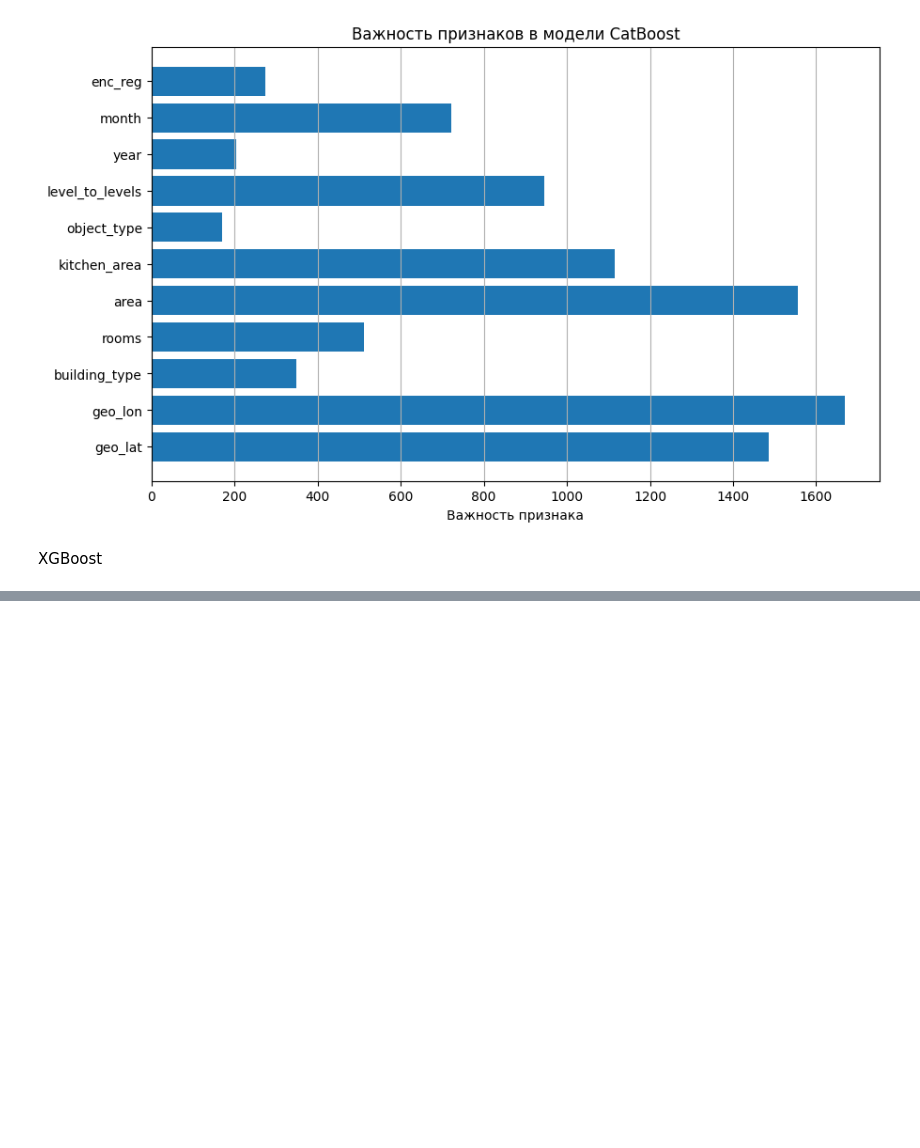
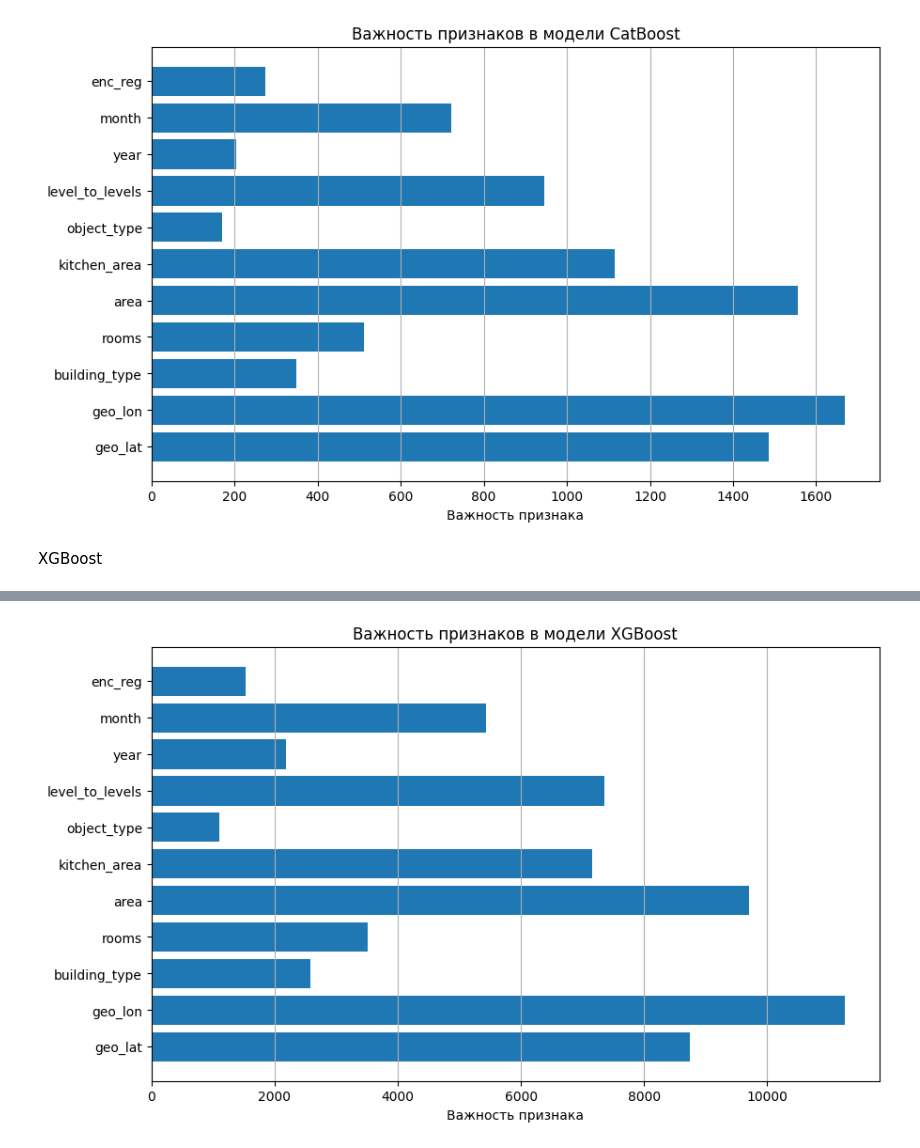
Before and after one commit to Evans-Sense/pet, a Jupyter notebook: HousePrices.ipynb, the cells around one changed output, grey strips where cells are left out. Drawn from its saved outputs; the diff is of its cells as text; code cells hidden in the pictures; blank space fills up the shorter version.

```diff
--- a/HousePrices.ipynb
+++ b/HousePrices.ipynb
@@ -354,7 +354,7 @@ import numpy as np
 import lightgbm as lgb
 
 evals_result = {}
-LGBMReg = LGBMRegressor(n_estimators=1000, verbose=-1)
+LGBMReg = LGBMRegressor(n_estimators=1000)
 LGBMReg.fit(X_train, y_train,
             eval_set=[(X_train, y_train), (X_test, y_test)],
             eval_metric='rmse',
@@ -417,0 +476,14 @@ XGBoost
+# %%
+feature_importance = XGBReg.get_score(importance_type='weight')
+
+feature_importance_list = list(feature_importance.items())
+importance_scores = [item[1] for item in feature_importance_list]
+
+plt.figure(figsize=(10, 6))
+plt.barh(feature_names, importance_scores)
+plt.xlabel('Важность признака')
+plt.title('Важность признаков в модели XGBoost')
+plt.grid(axis='x')
+plt.show()
+# %% [output]
+[figure, added]
```
Also changed, not shown: parts of 2 cells of this notebook.
